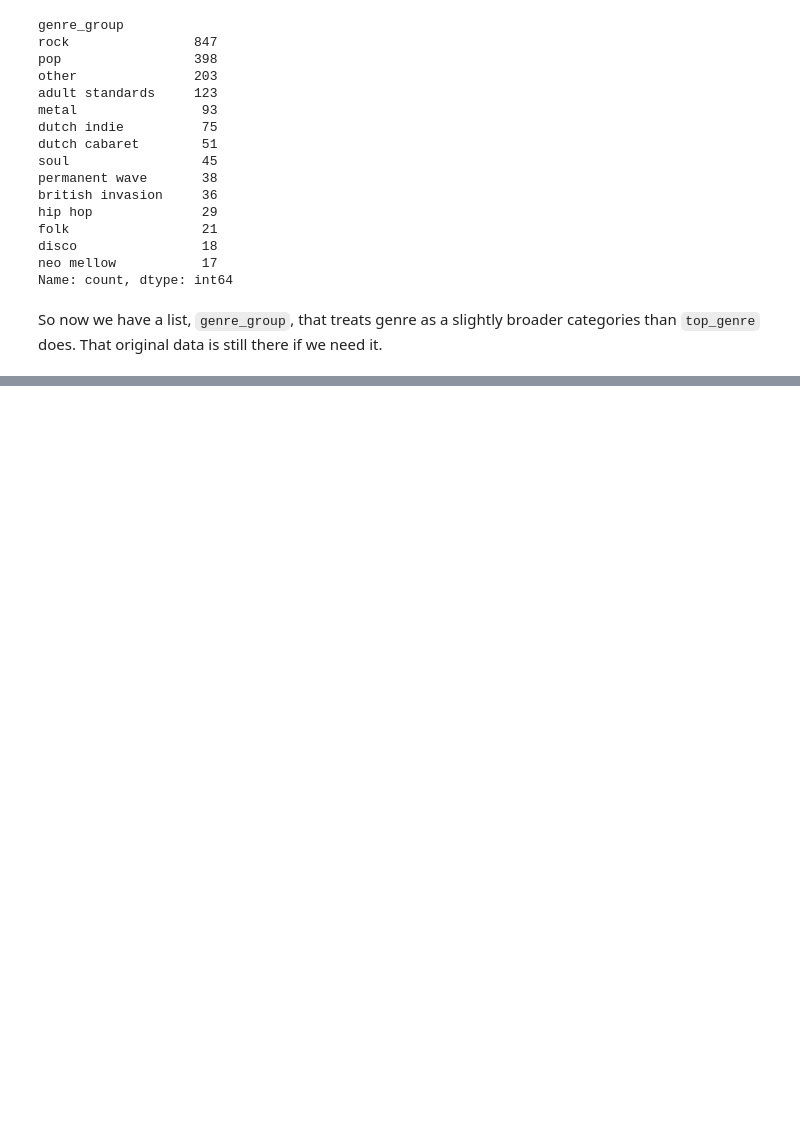
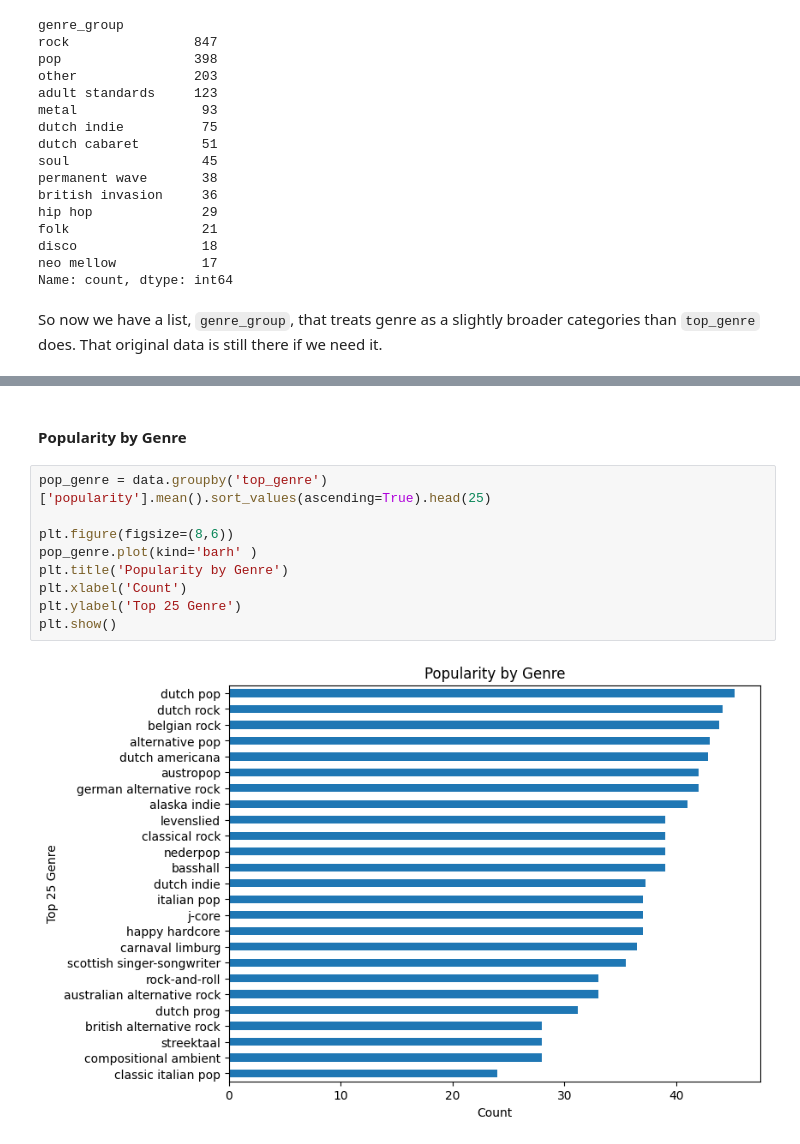
Before and after one commit to jeelfaldu7/june_code_jam, a Jupyter notebook: notebook.ipynb, the cells around one changed output, grey strips where cells are left out. Saved outputs shown, nothing was run; the diff lists cells and outputs as text; blank space fills up the shorter version.

```diff
--- a/notebook.ipynb
+++ b/notebook.ipynb
@@ -499,0 +519,13 @@ So now we have a list, `genre_group`, that treats genre as a slightly broader ca
+# %% [markdown]
+#### Popularity by Genre
+# %%
+pop_genre = data.groupby('top_genre')['popularity'].mean().sort_values(ascending=True).head(25)
+
+plt.figure(figsize=(8,6))
+pop_genre.plot(kind='barh' )
+plt.title('Popularity by Genre')
+plt.xlabel('Count')
+plt.ylabel('Top 25 Genre')
+plt.show()
+# %% [output]
+[figure, added]
```
Also changed, not shown: parts of 11 cells of this notebook.
